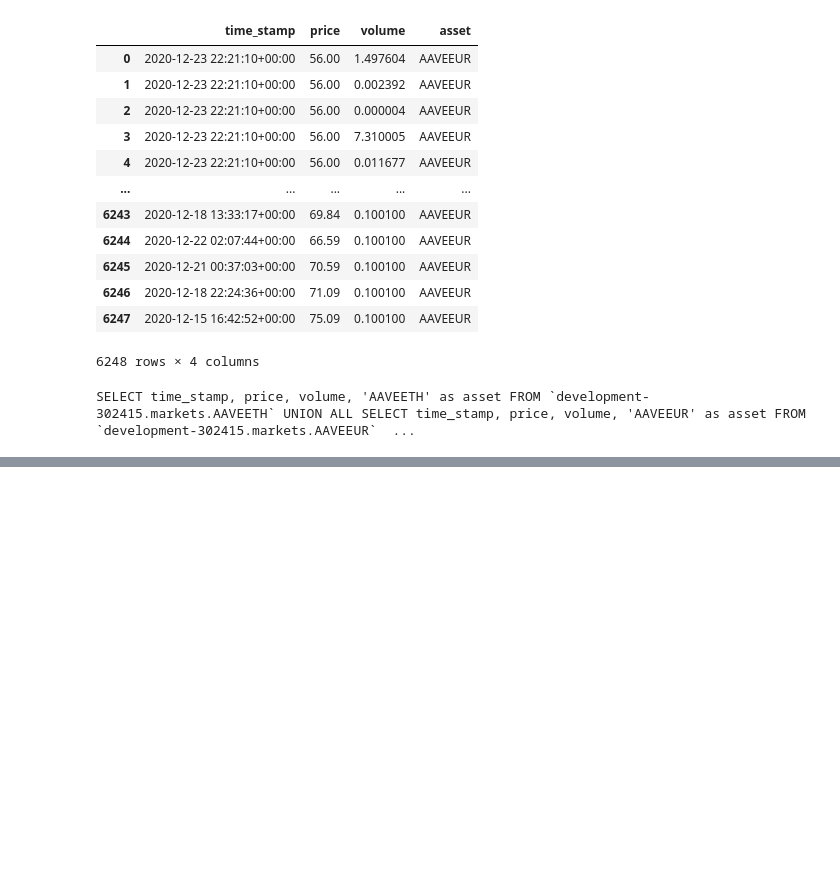
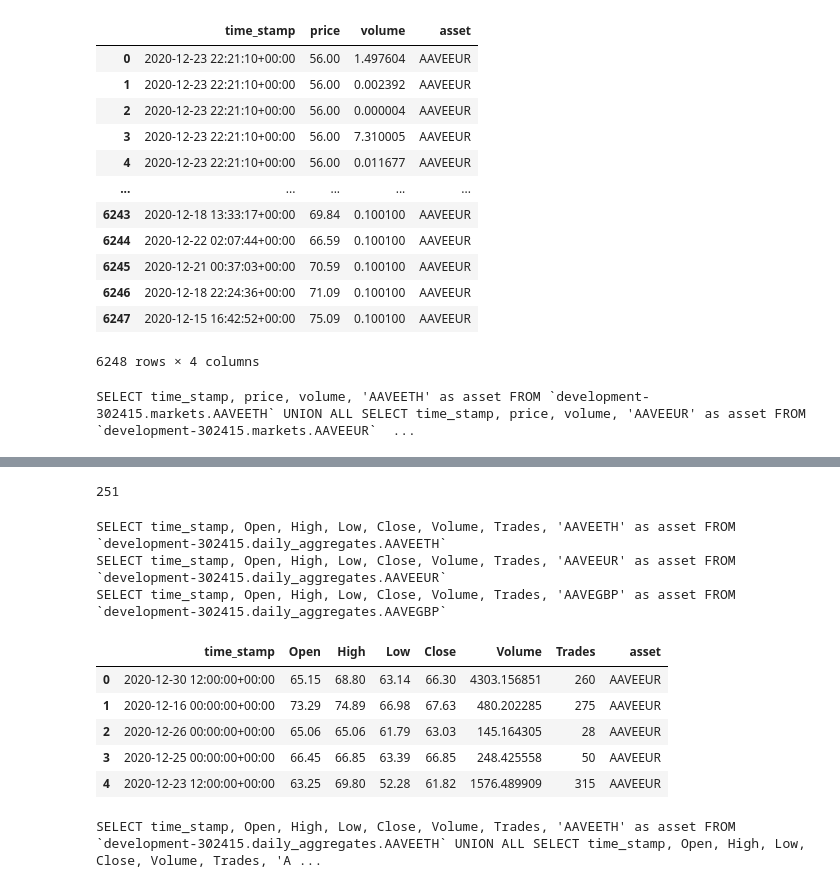
Before and after one commit to jac2130/loading_csv_to_bigquery, a Jupyter notebook: LoadTickData.ipynb, the cells around one changed output, grey strips where cells are left out. Drawn from its saved outputs; the diff is of its cells as text; code cells hidden in the pictures; blank space fills up the shorter version.

Commit message:
loading main tables

```diff
--- a/LoadTickData.ipynb
+++ b/LoadTickData.ipynb
@@ -121,0 +269,12 @@ SELECT time_stamp, price, volume, 'AAVEETH' as asset FROM `development-302415.ma
+# %%
+len([table for table in tables])
+# %% [output]
+251
+# %%
+queries = ["SELECT time_stamp, Open, High, Low, Close, Volume, Trades, '" + asset + "' as asset FROM `development-302415.daily_aggregates." + asset + "`" for asset in assets]
+for q in queries[:3]:
+    print(q)
+# %% [output]
+SELECT time_stamp, Open, High, Low, Close, Volume, Trades, 'AAVEETH' as asset FROM `development-302415.daily_aggregates.AAVEETH`
+SELECT time_stamp, Open, High, Low, Close, Volume, Trades, 'AAVEEUR' as asset FROM `development-302415.daily_aggregates.AAVEEUR`
+SELECT time_stamp, Open, High, Low, Close, Volume, Trades, 'AAVEGBP' as asset FROM `development-302415.daily_aggregates.AAVEGBP`
@@ -121,0 +284,9 @@ SELECT time_stamp, price, volume, 'AAVEETH' as asset FROM `development-302415.ma
+# %%
+results.head()
+# %% [output]
+|  | time_stamp | Open | High | Low | Close | Volume | Trades | asset |
+| 0 | 2020-12-30 12:00:00+00:00 | 65.15 | 68.80 | 63.14 | 66.30 | 4303.156851 | 260 | AAVEEUR |
+| 1 | 2020-12-16 00:00:00+00:00 | 73.29 | 74.89 | 66.98 | 67.63 | 480.202285 | 275 | AAVEEUR |
+| 2 | 2020-12-26 00:00:00+00:00 | 65.06 | 65.06 | 61.79 | 63.03 | 145.164305 | 28 | AAVEEUR |
+| 3 | 2020-12-25 00:00:00+00:00 | 66.45 | 66.85 | 63.39 | 66.85 | 248.425558 | 50 | AAVEEUR |
+| 4 | 2020-12-23 12:00:00+00:00 | 63.25 | 69.80 | 52.28 | 61.82 | 1576.489909 | 315 | AAVEEUR |
@@ -121,0 +295,4 @@ SELECT time_stamp, price, volume, 'AAVEETH' as asset FROM `development-302415.ma
+# %%
+print(giant_query)
+# %% [output]
+SELECT time_stamp, Open, High, Low, Close, Volume, Trades, 'AAVEETH' as asset FROM `development-302415.daily_aggregates.AAVEETH` UNION ALL SELECT time_stamp, Open, High, Low, Close, Volume, Trades, 'A ...
```
Also changed, not shown: parts of 18 cells of this notebook, 19 other files.
